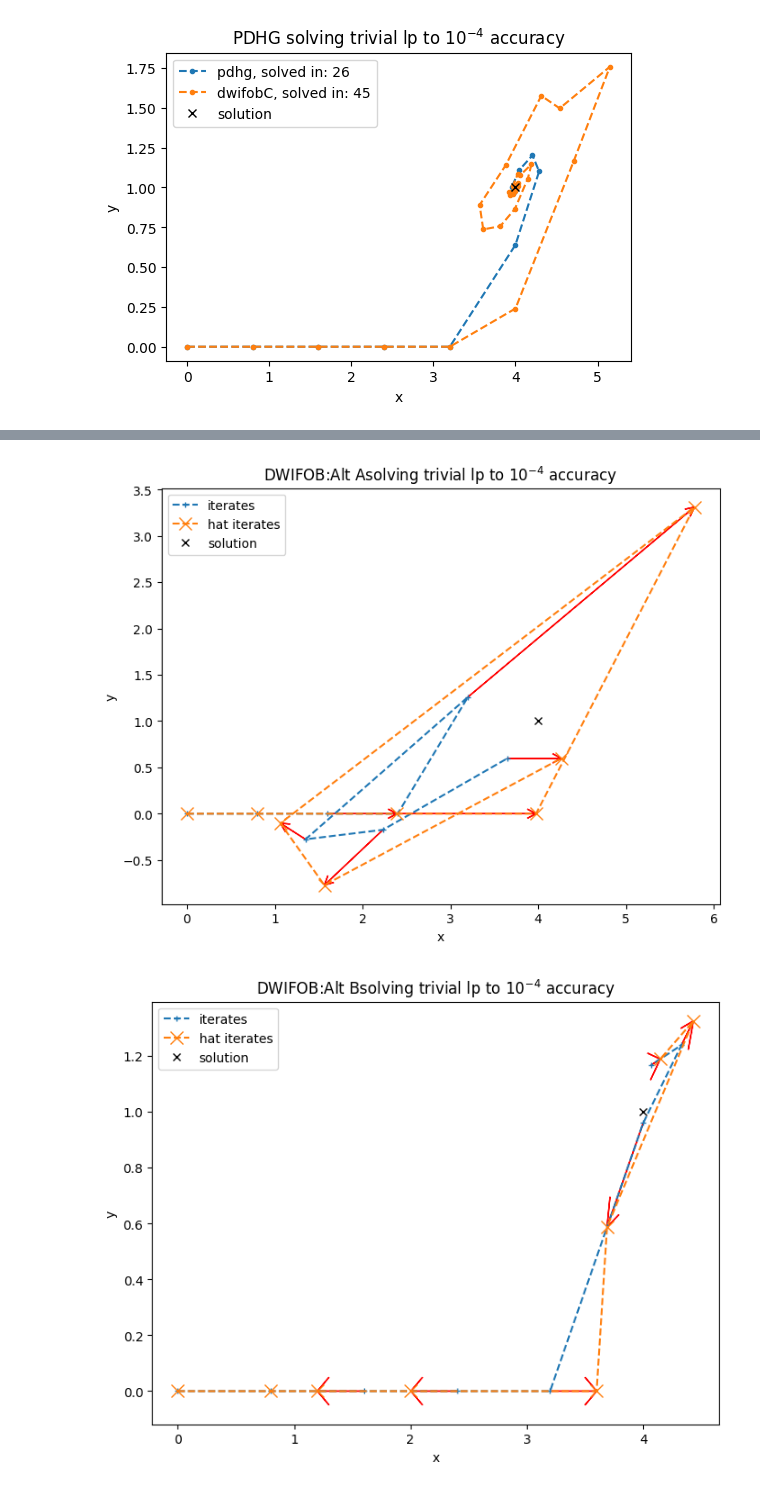
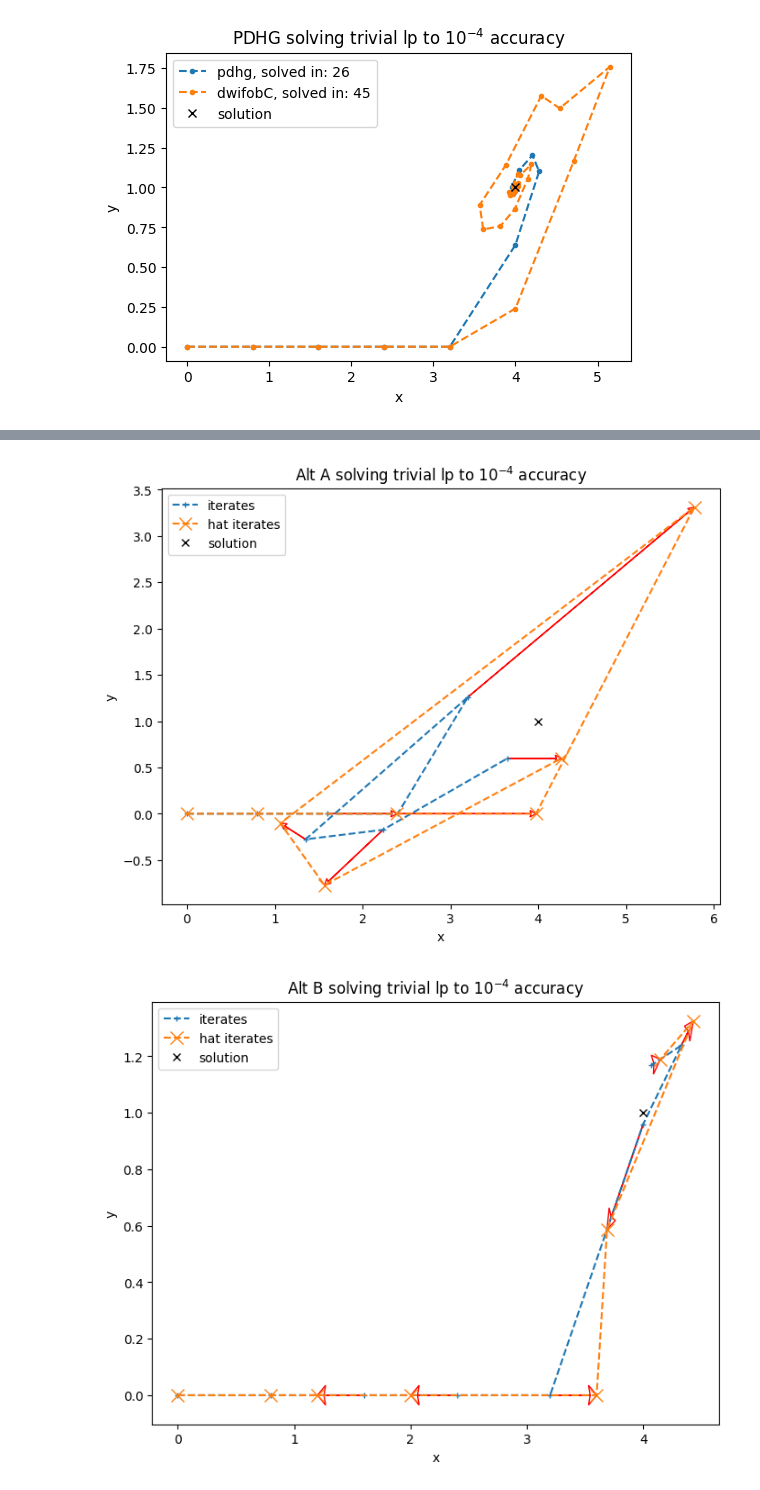
Before and after one commit to TheodorAT/MasterThesis, a Jupyter notebook: scripts/plot_convegence_understanding.ipynb, the cells around one changed output, grey strips where cells are left out. Drawn from its saved outputs; the diff is of its cells as text; code cells hidden in the pictures.

```diff
--- a/scripts/plot_convegence_understanding.ipynb
+++ b/scripts/plot_convegence_understanding.ipynb
@@ -15,6 +15,7 @@ for subdir, dirs, files in os.walk(rootdir):
 
 # Reading the files and storing the info in dicts:
 plot_info_1e4 = {}
+plot_info_1e8 = {}
 
 for file in plot_info_files:
     file_name = file.split("/")[-1].removesuffix('.json')
@@ -22,8 +23,13 @@ for file in plot_info_files:
     if (file_name.startswith("less_trivial_lp") and "1e-4" in file_name):
         with open(file) as json_content:
             plot_info_1e4[file_name] = json.load(json_content)
+        # print("Read file:", file_name)
+
+    if (file_name.startswith("less_trivial_lp") and "1e-8" in file_name):
+        with open(file) as json_content:
+            plot_info_1e8[file_name] = json.load(json_content)
         print("Read file:", file_name)
 
-print("Inner keys:")
-print(plot_info_1e4[file_name].keys())
+# print("Inner keys:")
+# print(plot_info_1e4[file_name].keys())
 # %% [output]
@@ -72,7 +63,7 @@ plt.legend();
 # %% [output]
 [figure]
 # %%
-def plot_dwifob_iterates(dwifob_solve, window, end, title=""):
+def plot_dwifob_iterates(dwifob_solve, window, end, title):
     primal_plot_dwifob = dwifob_solve["primal_iterates"][:end]
     dual_plot_dwifob = dwifob_solve["dual_iterates"][:end]
     plt.figure(figsize=(8, 6))
@@ -91,27 +82,27 @@ def plot_dwifob_iterates(dwifob_solve, window, end, title=""):
     for i in range(len(primal_plot_dwifob)):
         if not (primal_deviations[i][0] == 0 and dual_deviations[i][0] == 0):
             plt.arrow(primal_plot_dwifob[i][0], dual_plot_dwifob[i][0], primal_deviations[i][0], dual_deviations[i][0],
-                    color="r", lw=1, fill=False, head_length=.1, head_width=.1, length_includes_head=True, overhang=1)
+                    color="r", lw=1, fill=False, head_length=.07, head_width=.07, length_includes_head=True, overhang=0.2)
 
     plt.plot(4, 1, "xk", label="solution")
     plt.xlabel("x")
     plt.ylabel("y")
-    plt.title("DWIFOB:" + title + " solving trivial lp to $10^{-4}$ accuracy")
+    plt.title(title)
     plt.legend();
 # %%
 dwifob_solve = plot_info_1e4["less_trivial_lp_dwifob_dwifob_1e-4_m=1_detailed"]
 dwifob_solve_altA = plot_info_1e4["less_trivial_lp_dwifob_altA_dwifob_1e-4_m=1_detailed"]
 dwifob_solve_altB = plot_info_1e4["less_trivial_lp_dwifob_altB_dwifob_1e-4_m=1_detailed"]
 dwifob_solve_altC = plot_info_1e4["less_trivial_lp_dwifob_altC_dwifob_1e-4_m=1_detailed"]
 
 iters=len(dwifob_solve["primal_iterates"])
 end = 8         # Up to which iterate we see.
 window = 10      # How many iterates we see at the same time.
-plot_dwifob_iterates(dwifob_solve, window, end)
-plot_dwifob_iterates(dwifob_solve_altA, window, end, "Alt A")
-plot_dwifob_iterates(dwifob_solve_altB, window, end, "Alt B")
-plot_dwifob_iterates(dwifob_solve_altC, window, end, "Alt C")
+plot_dwifob_iterates(dwifob_solve, window, end, "DWIFOB solving trivial lp to $10^{-4}$ accuracy")
+plot_dwifob_iterates(dwifob_solve_altA, window, end, "Alt A solving trivial lp to $10^{-4}$ accuracy")
+plot_dwifob_iterates(dwifob_solve_altB, window, end, "Alt B solving trivial lp to $10^{-4}$ accuracy")
+plot_dwifob_iterates(dwifob_solve_altC, window, end, "Alt C solving trivial lp to $10^{-4}$ accuracy")
 # %% [output]
 [figure]
-[figure, old version]
+[figure, new version]
-[figure, old version]
+[figure, new version]
```
Also changed, not shown: parts of 3 cells of this notebook, 12 other files.
